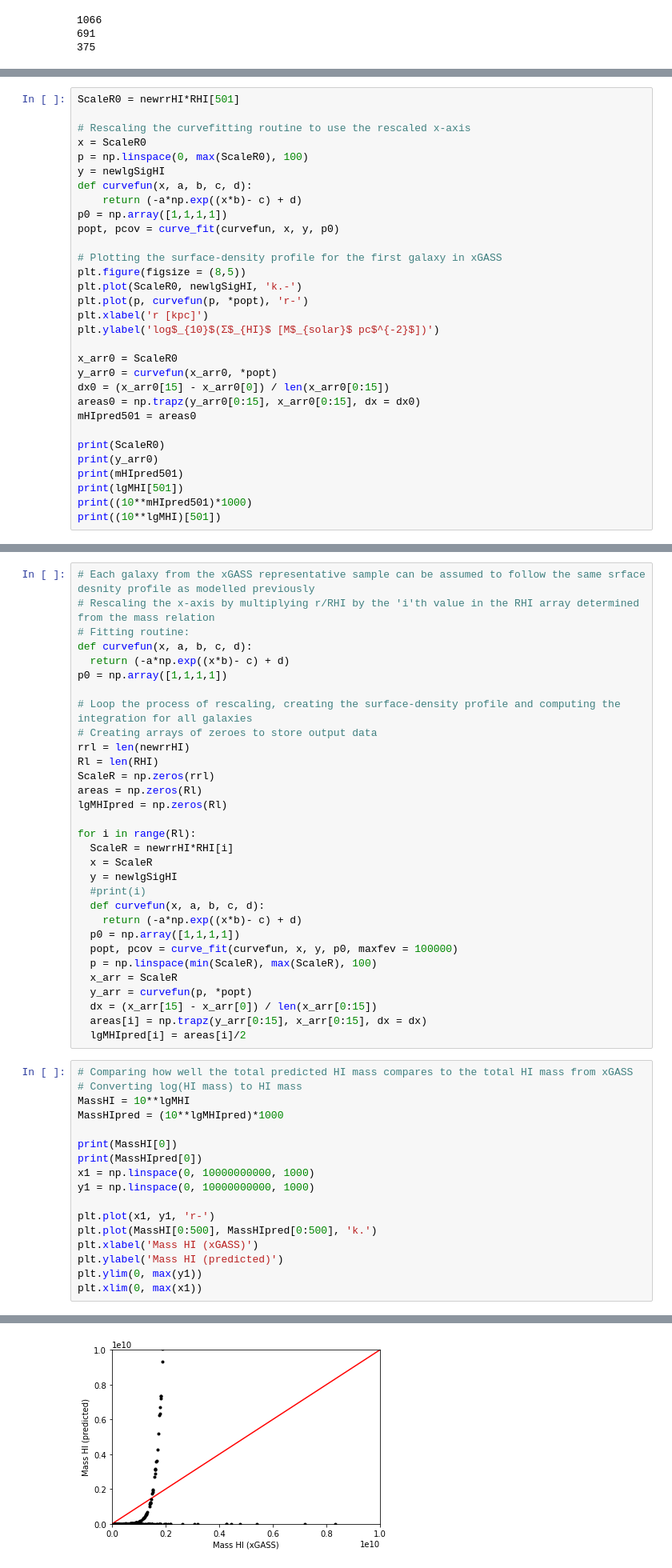
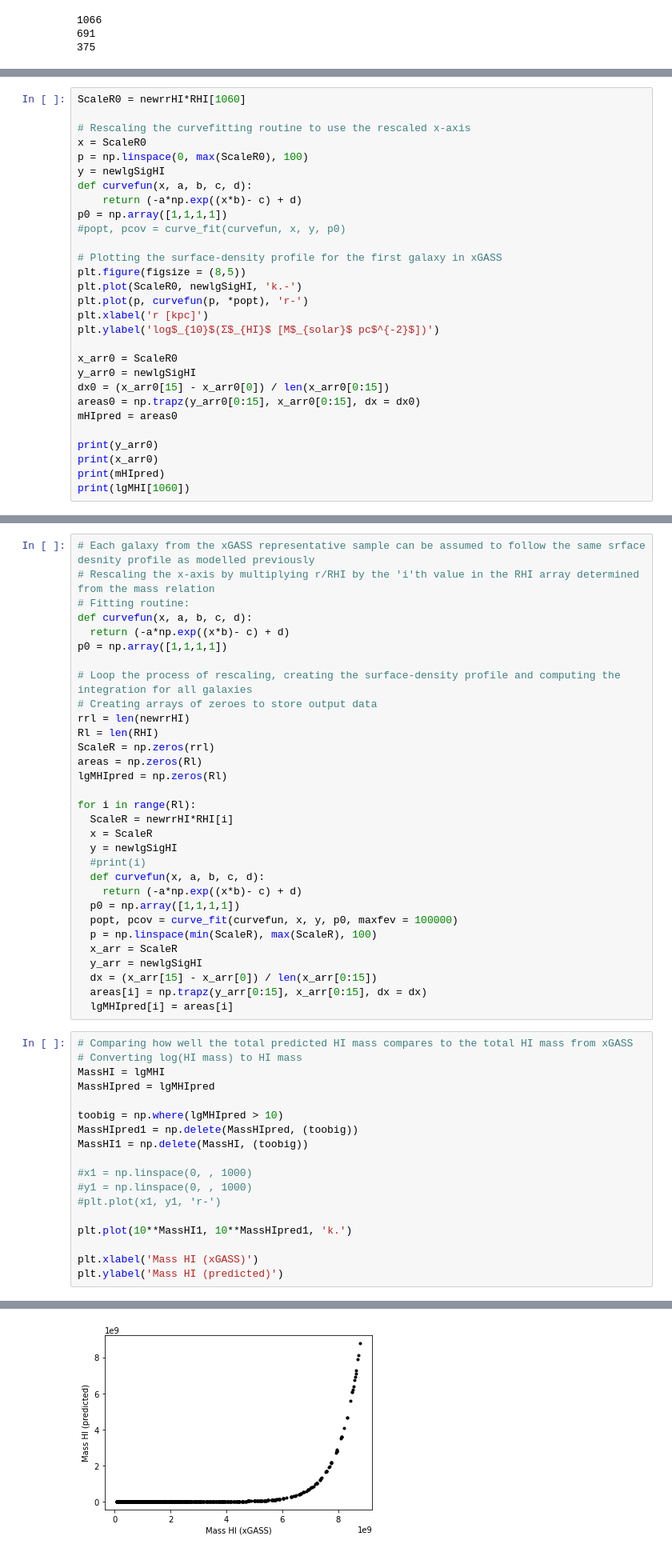
Before and after one commit to Luke-Williams-01/Luke-Williams-01, a Jupyter notebook: ICRARproject.ipynb, the cells around one changed output, grey strips where cells are left out. Shown at 80% size. Drawn from its saved outputs; the diff is of its cells as text.

```diff
--- a/ICRARproject.ipynb
+++ b/ICRARproject.ipynb
@@ -385,5 +405,5 @@ print((10**lgMHI)[0])
 # %%
-ScaleR0 = newrrHI*RHI[501]
+ScaleR0 = newrrHI*RHI[1060]
 
 # Rescaling the curvefitting routine to use the rescaled x-axis
 x = ScaleR0
@@ -392,7 +412,7 @@ y = newlgSigHI
 def curvefun(x, a, b, c, d):
     return (-a*np.exp((x*b)- c) + d)
 p0 = np.array([1,1,1,1])
-popt, pcov = curve_fit(curvefun, x, y, p0)
+#popt, pcov = curve_fit(curvefun, x, y, p0)
 
 # Plotting the surface-density profile for the first galaxy in xGASS
 plt.figure(figsize = (8,5))
@@ -402,15 +422,13 @@ plt.xlabel('r [kpc]')
 plt.ylabel('log$_{10}$(Σ$_{HI}$ [M$_{solar}$ pc$^{-2}$])')
 
 x_arr0 = ScaleR0
-y_arr0 = curvefun(x_arr0, *popt)
+y_arr0 = newlgSigHI
 dx0 = (x_arr0[15] - x_arr0[0]) / len(x_arr0[0:15])
 areas0 = np.trapz(y_arr0[0:15], x_arr0[0:15], dx = dx0)
-mHIpred501 = areas0
+mHIpred = areas0
 
-print(ScaleR0)
 print(y_arr0)
-print(mHIpred501)
-print(lgMHI[501])
-print((10**mHIpred501)*1000)
-print((10**lgMHI)[501])
+print(x_arr0)
+print(mHIpred)
+print(lgMHI[1060])
 # %% [output]
@@ -550,25 +469,26 @@ for i in range(Rl):
   popt, pcov = curve_fit(curvefun, x, y, p0, maxfev = 100000)
   p = np.linspace(min(ScaleR), max(ScaleR), 100)
   x_arr = ScaleR
-  y_arr = curvefun(p, *popt)
+  y_arr = newlgSigHI
   dx = (x_arr[15] - x_arr[0]) / len(x_arr[0:15])
   areas[i] = np.trapz(y_arr[0:15], x_arr[0:15], dx = dx)
-  lgMHIpred[i] = areas[i]/2
+  lgMHIpred[i] = areas[i]
 # %%
 # Comparing how well the total predicted HI mass compares to the total HI mass from xGASS
 # Converting log(HI mass) to HI mass
-MassHI = 10**lgMHI
-MassHIpred = (10**lgMHIpred)*1000
+MassHI = lgMHI
+MassHIpred = lgMHIpred
 
-print(MassHI[0])
-print(MassHIpred[0])
-x1 = np.linspace(0, 10000000000, 1000)
-y1 = np.linspace(0, 10000000000, 1000)
+toobig = np.where(lgMHIpred > 10)
+MassHIpred1 = np.delete(MassHIpred, (toobig))
+MassHI1 = np.delete(MassHI, (toobig))
 
-plt.plot(x1, y1, 'r-')
-plt.plot(MassHI[0:500], MassHIpred[0:500], 'k.')
+#x1 = np.linspace(0, , 1000)
+#y1 = np.linspace(0, , 1000)
+#plt.plot(x1, y1, 'r-')
+
+plt.plot(10**MassHI1, 10**MassHIpred1, 'k.')
+
 plt.xlabel('Mass HI (xGASS)')
 plt.ylabel('Mass HI (predicted)')
-plt.ylim(0, max(y1))
-plt.xlim(0, max(x1))
 # %% [output]
@@ -578 +496 @@ plt.xlim(0, max(x1))
-[figure, old version]
+[figure, new version]
```
Also changed, not shown: parts of 13 cells of this notebook.
